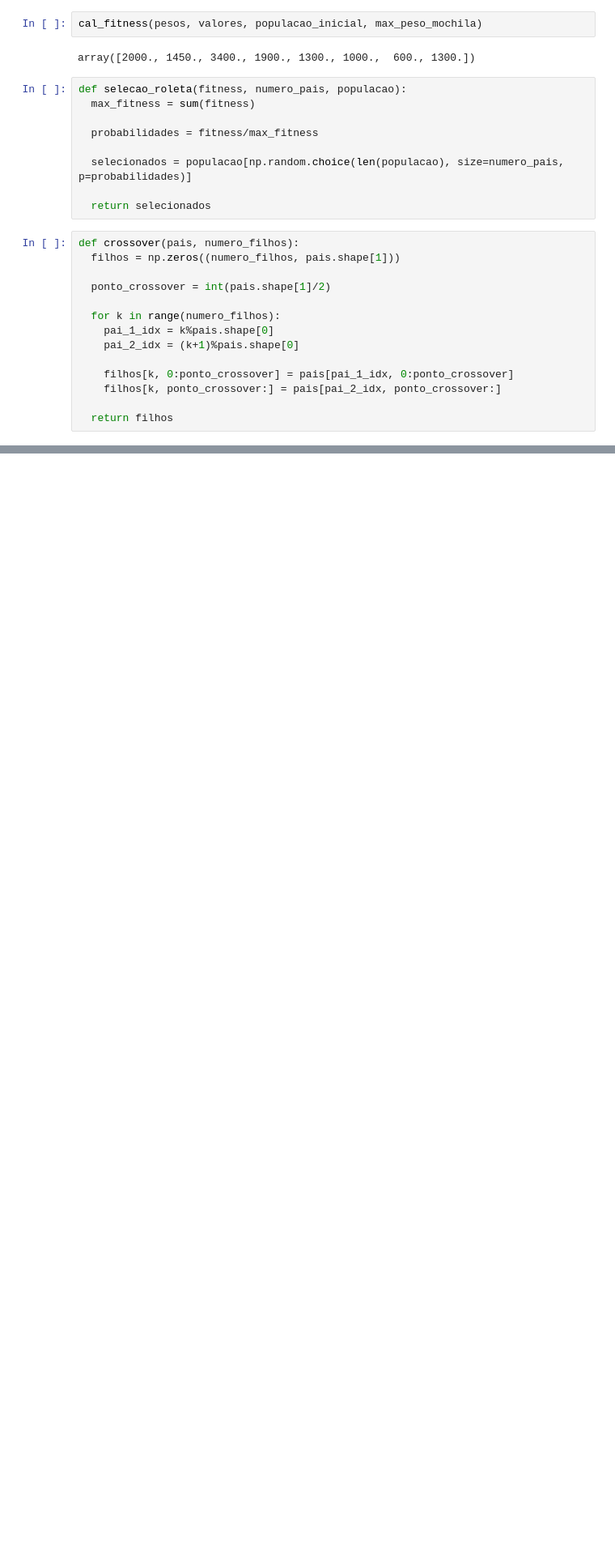
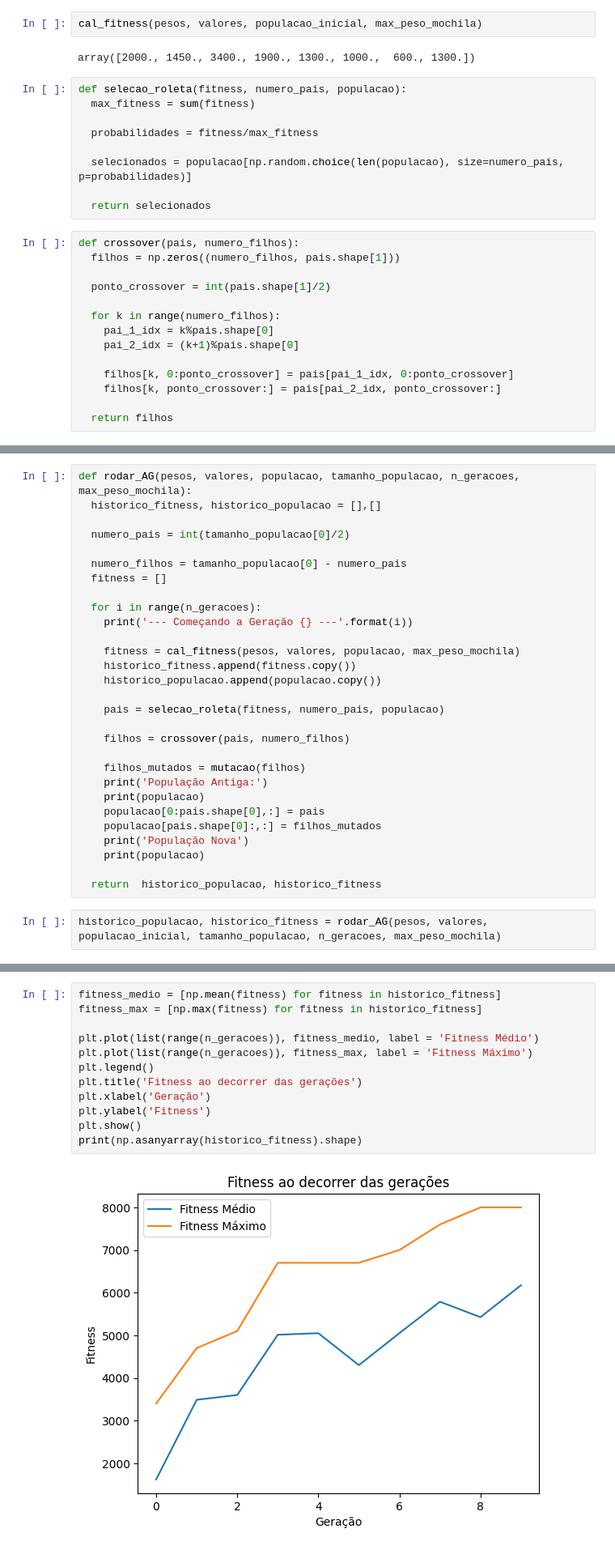
Before and after one commit to kaiquedm12/InteligenciaArtificial, a Jupyter notebook: AlgoritmosGeneticos.ipynb, the cells around one changed output, grey strips where cells are left out. Shown at 81% size. Cells and saved outputs as stored; diff of their text form; blank space fills up the shorter version.

```diff
--- a/AlgoritmosGeneticos.ipynb
+++ b/AlgoritmosGeneticos.ipynb
@@ -125,0 +140,31 @@ def crossover(pais, numero_filhos):
+# %%
+def rodar_AG(pesos, valores, populacao, tamanho_populacao, n_geracoes, max_peso_mochila):
+  historico_fitness, historico_populacao = [],[]
+
+  numero_pais = int(tamanho_populacao[0]/2)
+
+  numero_filhos = tamanho_populacao[0] - numero_pais
+  fitness = []
+
+  for i in range(n_geracoes):
+    print('--- Começando a Geração {} ---'.format(i))
+
+    fitness = cal_fitness(pesos, valores, populacao, max_peso_mochila)
+    historico_fitness.append(fitness.copy())
+    historico_populacao.append(populacao.copy())
+
+    pais = selecao_roleta(fitness, numero_pais, populacao)
+
+    filhos = crossover(pais, numero_filhos)
+
+    filhos_mutados = mutacao(filhos)
+    print('População Antiga:')
+    print(populacao)
+    populacao[0:pais.shape[0],:] = pais
+    populacao[pais.shape[0]:,:] = filhos_mutados
+    print('População Nova')
+    print(populacao)
+
+  return  historico_populacao, historico_fitness
+# %%
+historico_populacao, historico_fitness = rodar_AG(pesos, valores, populacao_inicial, tamanho_populacao, n_geracoes, max_peso_mochila)
@@ -125,0 +218,14 @@ def crossover(pais, numero_filhos):
+# %%
+fitness_medio = [np.mean(fitness) for fitness in historico_fitness]
+fitness_max = [np.max(fitness) for fitness in historico_fitness]
+
+plt.plot(list(range(n_geracoes)), fitness_medio, label = 'Fitness Médio')
+plt.plot(list(range(n_geracoes)), fitness_max, label = 'Fitness Máximo')
+plt.legend()
+plt.title('Fitness ao decorrer das gerações')
+plt.xlabel('Geração')
+plt.ylabel('Fitness')
+plt.show()
+print(np.asanyarray(historico_fitness).shape)
+# %% [output]
+[figure, added]
```
Also changed, not shown: parts of 8 cells of this notebook.
